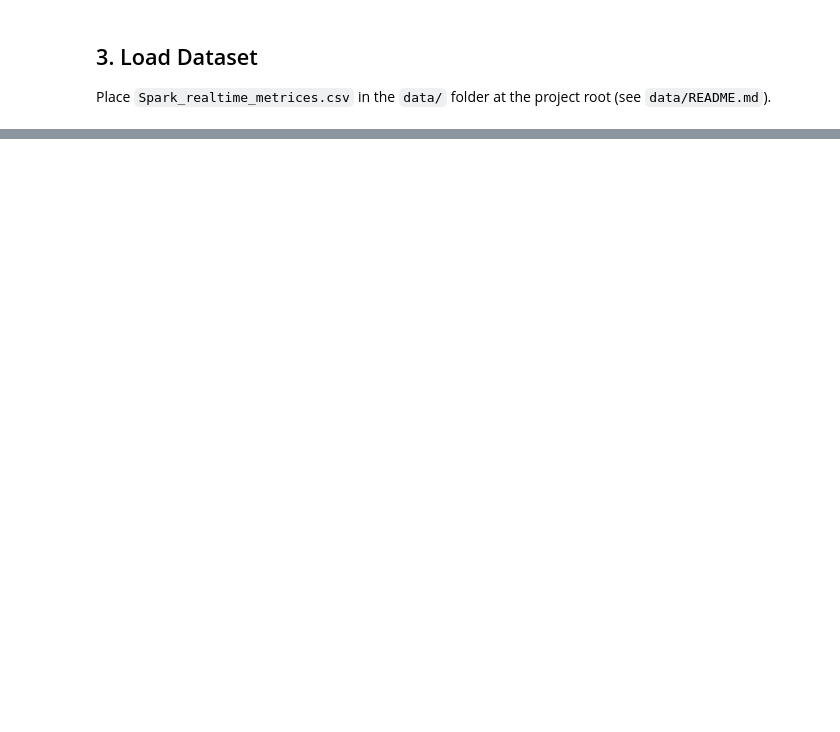
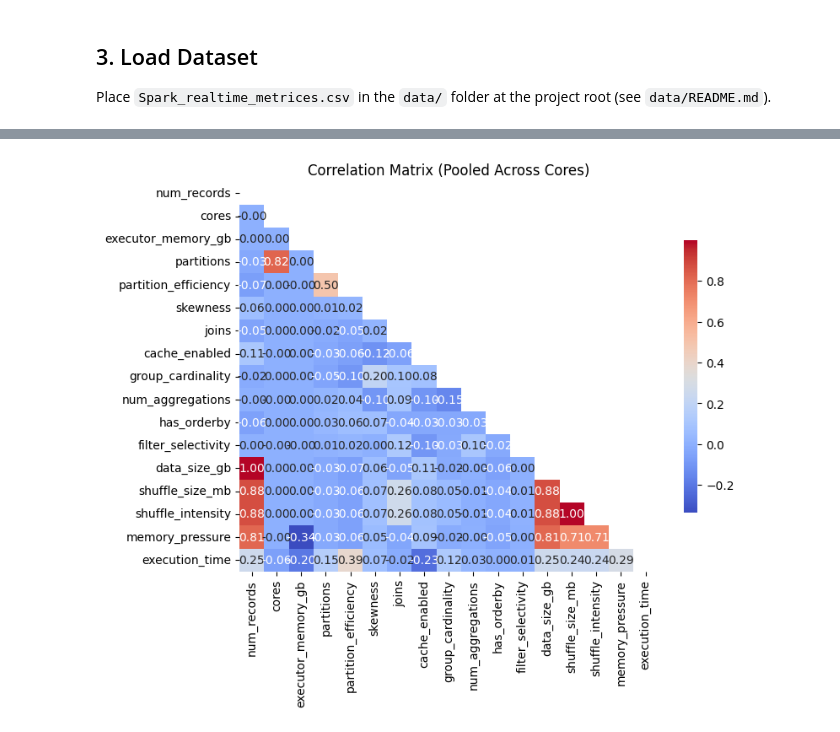
Before and after one commit to saklaniabhimanyu/spark-job-Optimization, a Jupyter notebook: notebooks/spark_ai_optimizer.ipynb, the cells around one changed output, grey strips where cells are left out. Saved outputs shown, nothing was run; the diff lists cells and outputs as text; code cells hidden in the pictures; blank space fills up the shorter version.

```diff
--- a/notebooks/spark_ai_optimizer.ipynb
+++ b/notebooks/spark_ai_optimizer.ipynb
@@ -702,0 +235,11 @@ for _, row in top_feat.iterrows():
+# %%
+# Plot 2: Correlation Matrix
+plt.figure(figsize=(8, 6))
+corr = df_raw.corr(numeric_only=True)
+mask = np.triu(np.ones_like(corr, dtype=bool))
+sns.heatmap(corr, mask=mask, cmap="coolwarm", annot=True, fmt=".2f",
+            cbar_kws={"shrink": 0.7})
+plt.title("Correlation Matrix (Pooled Across Cores)")
+plt.show()
+# %% [output]
+[figure, added]
```
Also changed, not shown: parts of 38 cells of this notebook.
